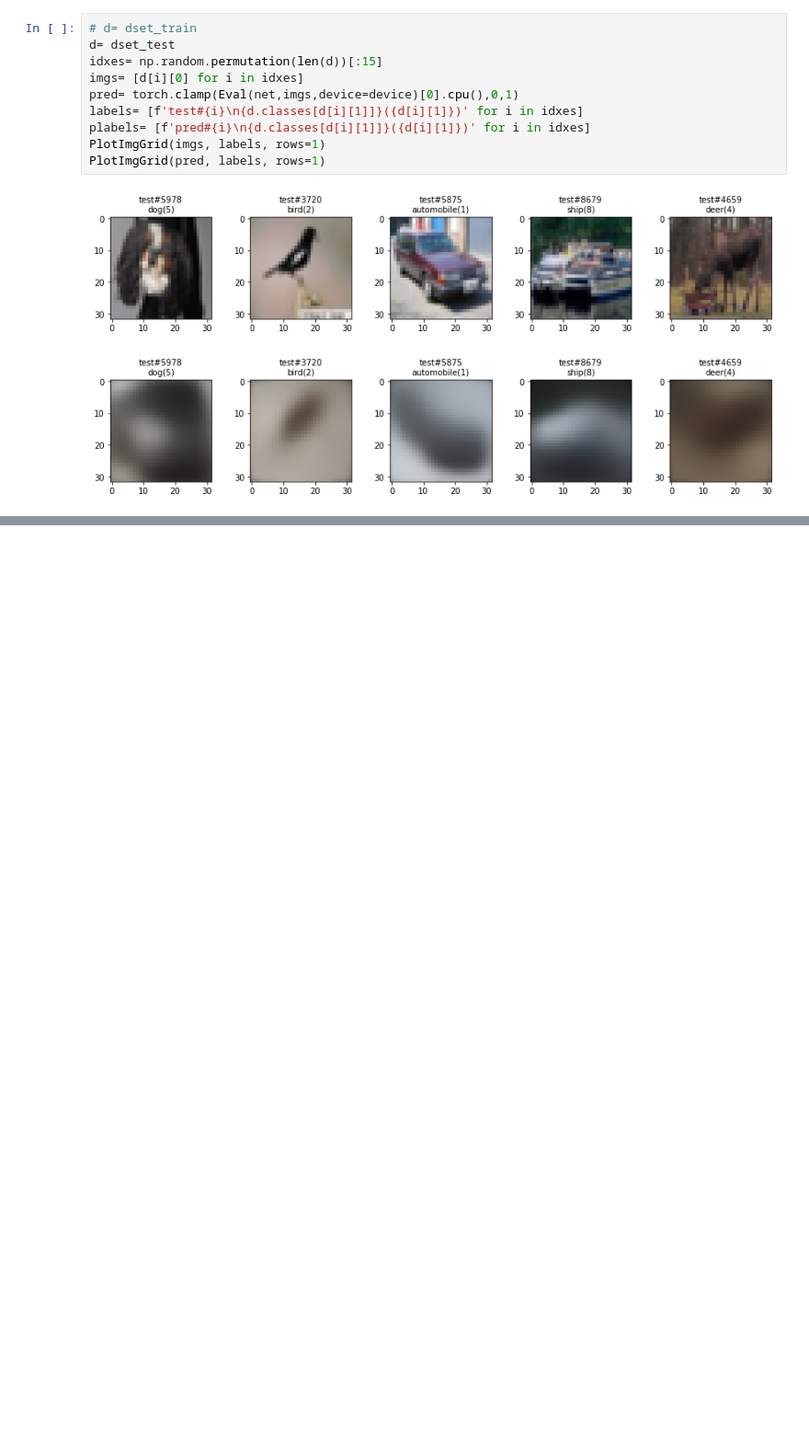
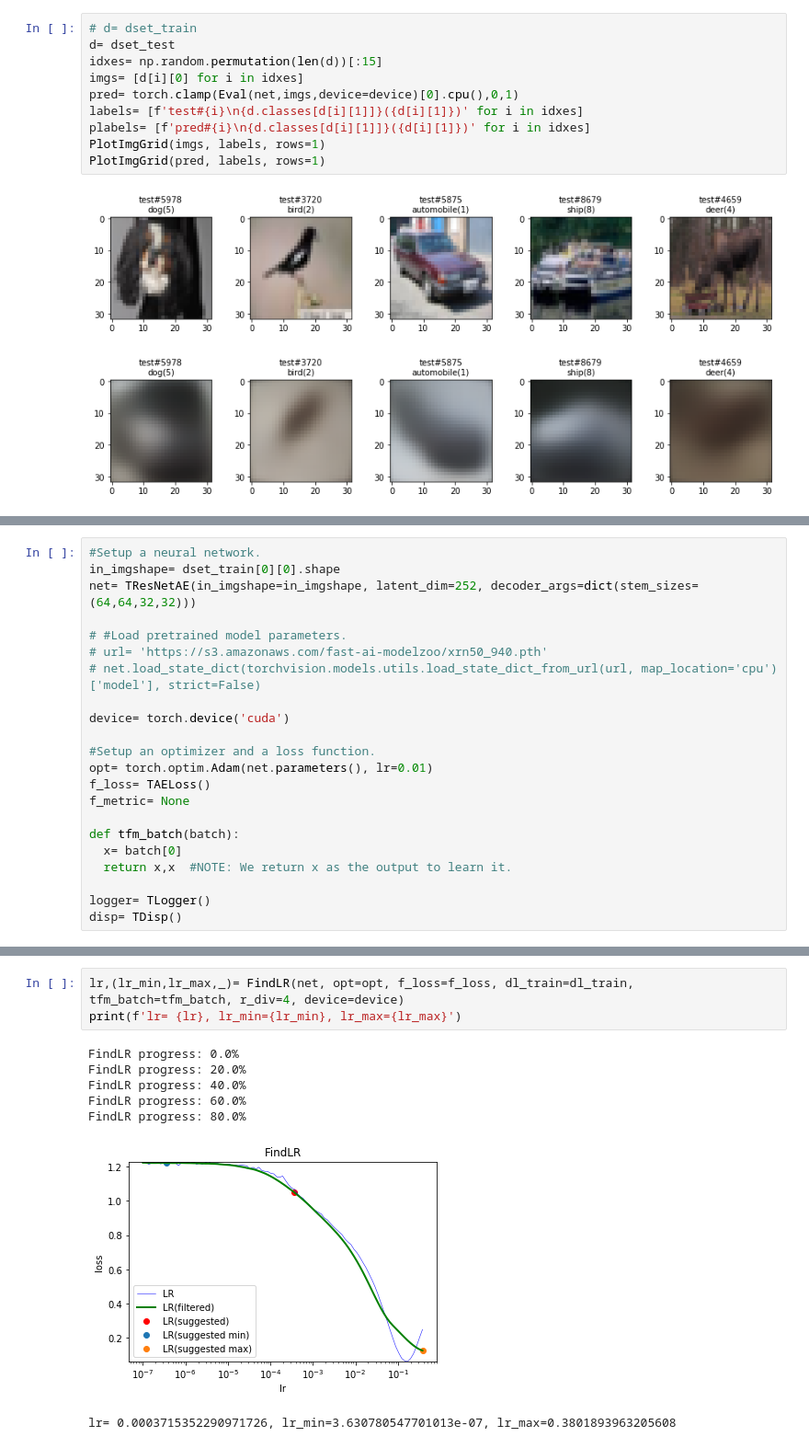
Before and after one commit to akihikoy/ay_test, a Jupyter notebook: python/torch/vae_cifar10_2.ipynb, the cells around one changed output, grey strips where cells are left out. Shown at 92% size. Drawn from its saved outputs; the diff is of its cells as text; blank space fills up the shorter version.

```diff
--- a/python/torch/vae_cifar10_2.ipynb
+++ b/python/torch/vae_cifar10_2.ipynb
@@ -808,0 +876,22 @@ PlotImgGrid(pred, labels, rows=1)
+# %%
+#Setup a neural network.
+in_imgshape= dset_train[0][0].shape
+net= TResNetAE(in_imgshape=in_imgshape, latent_dim=252, decoder_args=dict(stem_sizes=(64,64,32,32)))
+
+# #Load pretrained model parameters.
+# url= 'https://s3.amazonaws.com/fast-ai-modelzoo/xrn50_940.pth'
+# net.load_state_dict(torchvision.models.utils.load_state_dict_from_url(url, map_location='cpu')['model'], strict=False)
+
+device= torch.device('cuda')
+
+#Setup an optimizer and a loss function.
+opt= torch.optim.Adam(net.parameters(), lr=0.01)
+f_loss= TAELoss()
+f_metric= None
+
+def tfm_batch(batch):
+  x= batch[0]
+  return x,x  #NOTE: We return x as the output to learn it.
+
+logger= TLogger()
+disp= TDisp()
@@ -808,0 +923,11 @@ PlotImgGrid(pred, labels, rows=1)
+# %%
+lr,(lr_min,lr_max,_)= FindLR(net, opt=opt, f_loss=f_loss, dl_train=dl_train, tfm_batch=tfm_batch, r_div=4, device=device)
+print(f'lr= {lr}, lr_min={lr_min}, lr_max={lr_max}')
+# %% [output]
+FindLR progress: 0.0%
+FindLR progress: 20.0%
+FindLR progress: 40.0%
+FindLR progress: 60.0%
+FindLR progress: 80.0%
+[figure, added]
+lr= 0.0003715352290971726, lr_min=3.630780547701013e-07, lr_max=0.3801893963205608
```
Also changed, not shown: parts of 17 cells of this notebook, 2 other files.
